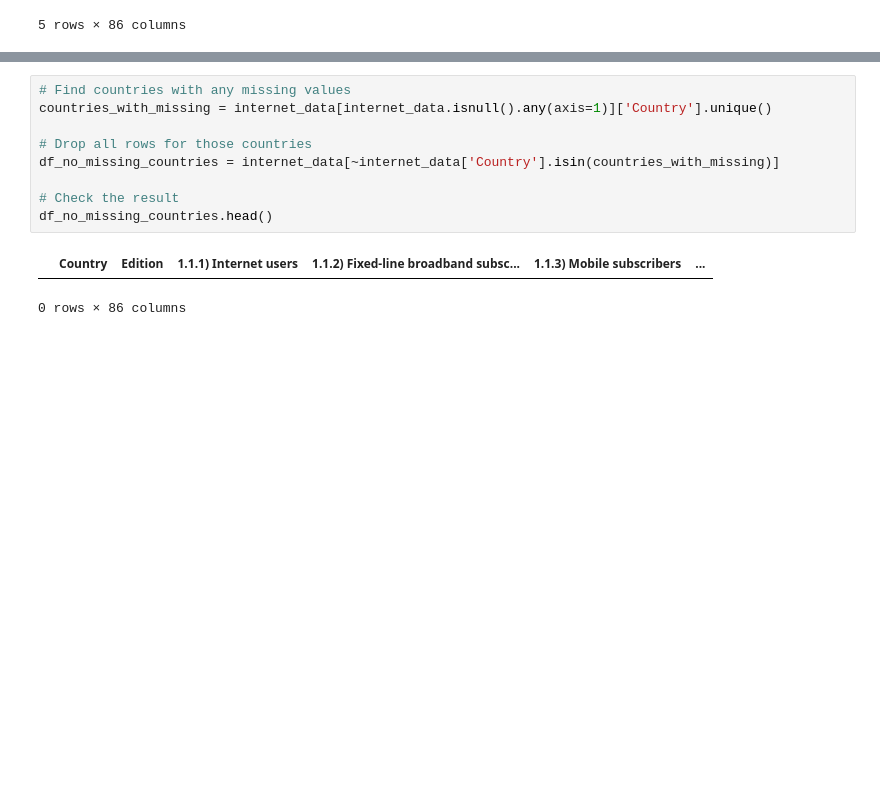
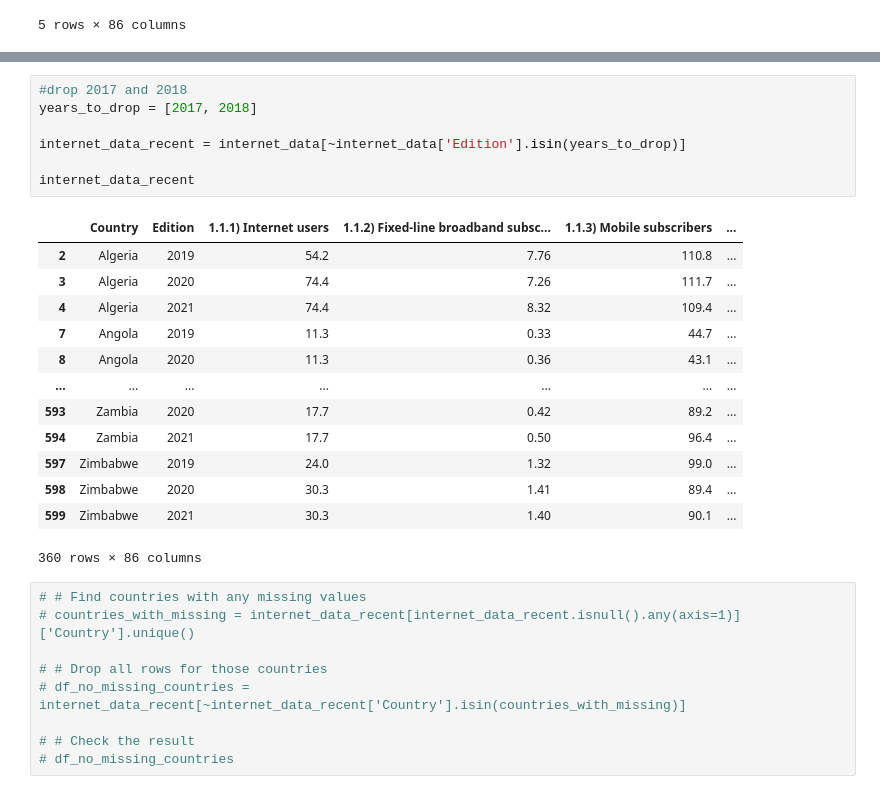
Before and after one commit to tiascott01/07_GroupProject1, a Jupyter notebook: internet-usage-working.ipynb, the cells around one changed output, grey strips where cells are left out. Saved outputs shown, nothing was run; the diff lists cells and outputs as text; blank space fills up the shorter version.

```diff
--- a/internet-usage-working.ipynb
+++ b/internet-usage-working.ipynb
@@ -29,12 +35,30 @@ internet_data.head()
+# %%
+#drop 2017 and 2018
+years_to_drop = [2017, 2018]
+
+internet_data_recent = internet_data[~internet_data['Edition'].isin(years_to_drop)]
+
+internet_data_recent
+# %% [output]
+|  | Country | Edition | 1.1.1) Internet users | 1.1.2) Fixed-line broadband subsc... | 1.1.3) Mobile subscribers | ... |
+| 2 | Algeria | 2019 | 54.2 | 7.76 | 110.8 | ... |
+| 3 | Algeria | 2020 | 74.4 | 7.26 | 111.7 | ... |
+| 4 | Algeria | 2021 | 74.4 | 8.32 | 109.4 | ... |
+| 7 | Angola | 2019 | 11.3 | 0.33 | 44.7 | ... |
+| 8 | Angola | 2020 | 11.3 | 0.36 | 43.1 | ... |
+| ... | ... | ... | ... | ... | ... | ... |
+| 593 | Zambia | 2020 | 17.7 | 0.42 | 89.2 | ... |
+| 594 | Zambia | 2021 | 17.7 | 0.50 | 96.4 | ... |
+| 597 | Zimbabwe | 2019 | 24.0 | 1.32 | 99.0 | ... |
+| 598 | Zimbabwe | 2020 | 30.3 | 1.41 | 89.4 | ... |
+| 599 | Zimbabwe | 2021 | 30.3 | 1.40 | 90.1 | ... |
+360 rows × 86 columns
 # %%
-# Find countries with any missing values
-countries_with_missing = internet_data[internet_data.isnull().any(axis=1)]['Country'].unique()
+# # Find countries with any missing values
+# countries_with_missing = internet_data_recent[internet_data_recent.isnull().any(axis=1)]['Country'].unique()
 
-# Drop all rows for those countries
-df_no_missing_countries = internet_data[~internet_data['Country'].isin(countries_with_missing)]
+# # Drop all rows for those countries
+# df_no_missing_countries = internet_data_recent[~internet_data_recent['Country'].isin(countries_with_missing)]
 
-# Check the result
-df_no_missing_countries.head()
+# # Check the result
+# df_no_missing_countries
-# %% [output]
-|  | Country | Edition | 1.1.1) Internet users | 1.1.2) Fixed-line broadband subsc... | 1.1.3) Mobile subscribers | ... |
-0 rows × 86 columns
```
Also changed, not shown: parts of 6 cells of this notebook, 1 other file.
